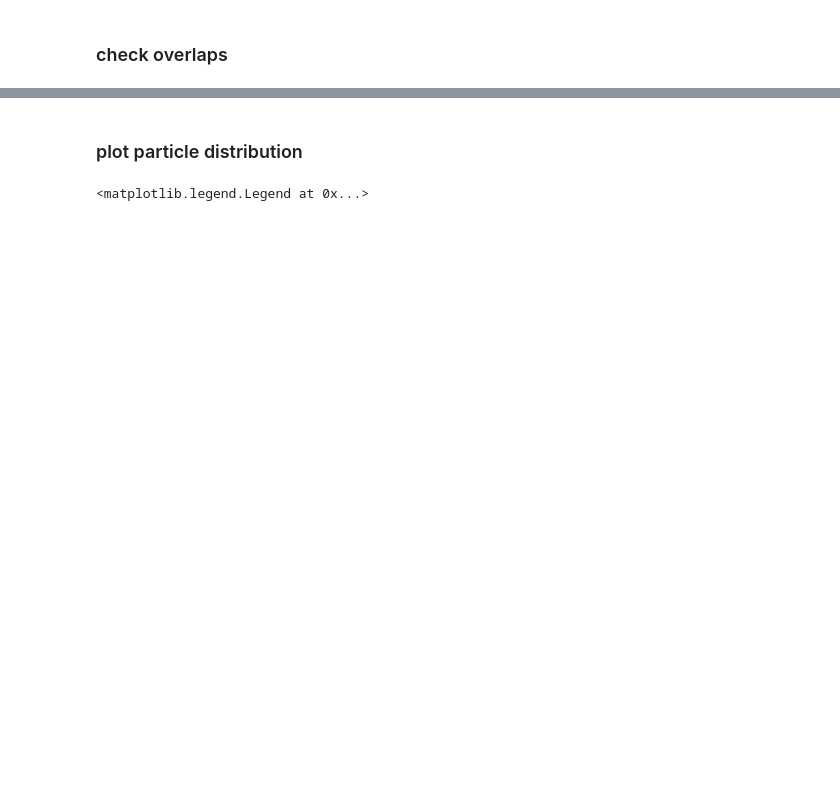
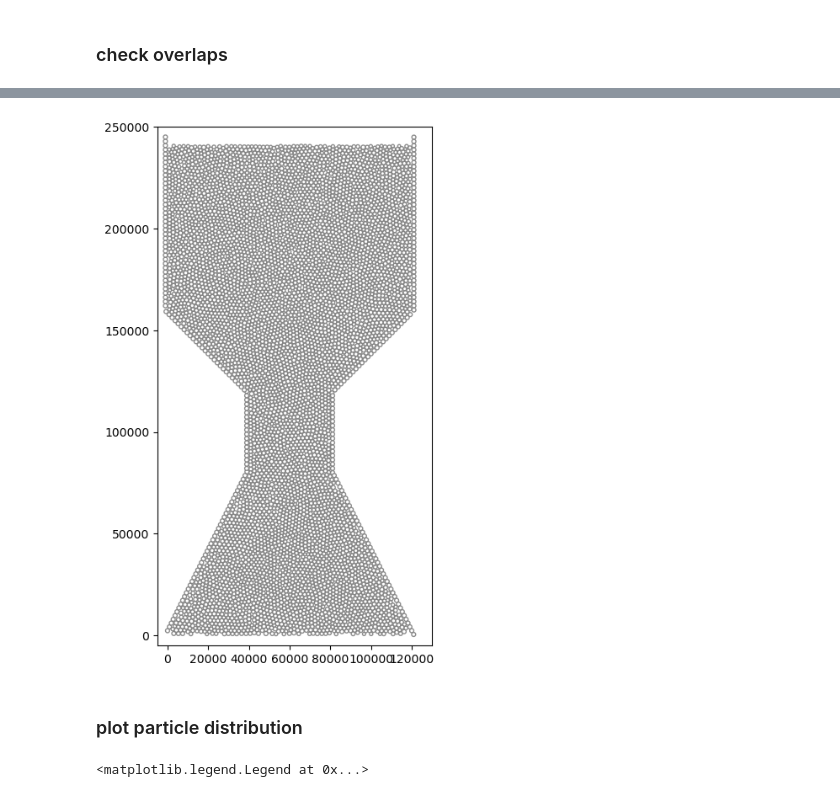
Before and after one commit to lexiarlen/LIGGGHTS_SEAICE, a Jupyter notebook: lexi_tests/nares/simulations/create_packing/test_pack_code.ipynb, the cells around one changed output, grey strips where cells are left out. Saved outputs shown, nothing was run; the diff lists cells and outputs as text; code cells hidden in the pictures; blank space fills up the shorter version.

```diff
--- a/lexi_tests/nares/simulations/create_packing/test_pack_code.ipynb
+++ b/lexi_tests/nares/simulations/create_packing/test_pack_code.ipynb
@@ -248,3 +247,16 @@ plt.show()
+# %%
+fig, ax = plt.subplots(figsize = (8,8))
+for index, row in df.iterrows():
+    color = 'cyan' if row['d']<1400 else 'white' # i think this code is messed up.....
+    circle = plt.Circle((row['x'], row['y']), row['d']/2, edgecolor ='grey', facecolor = color, alpha = 0.9)
+    ax.add_artist(circle)
+
+ax.set_xlim(-5e3, 130e3)
+ax.set_ylim(-5e3, 250e3)
+ax.set_aspect('equal')
+plt.show()
+# %% [output]
+[figure, added]
 # %% [markdown]
 ### plot particle distribution
 # %%
```
Also changed, not shown: parts of 4 cells of this notebook, 5 other files.
